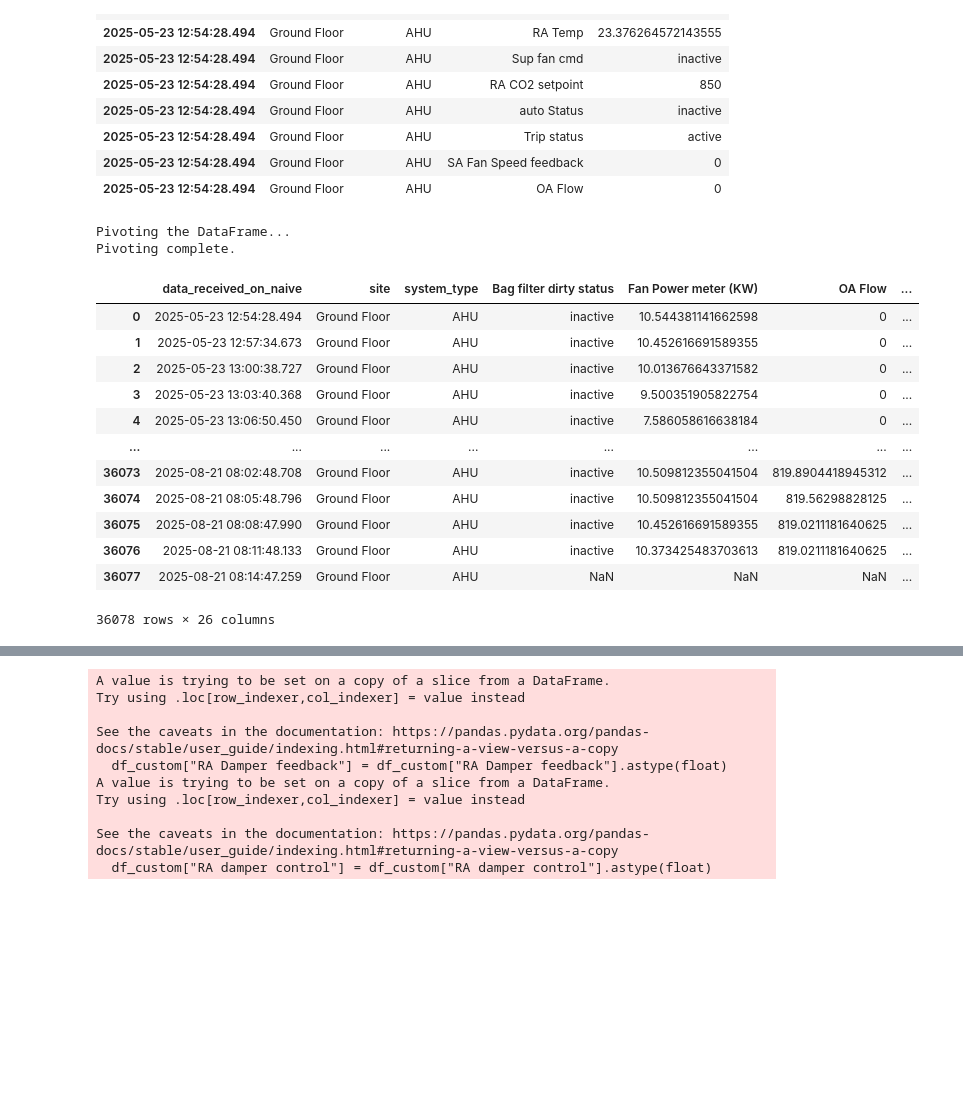
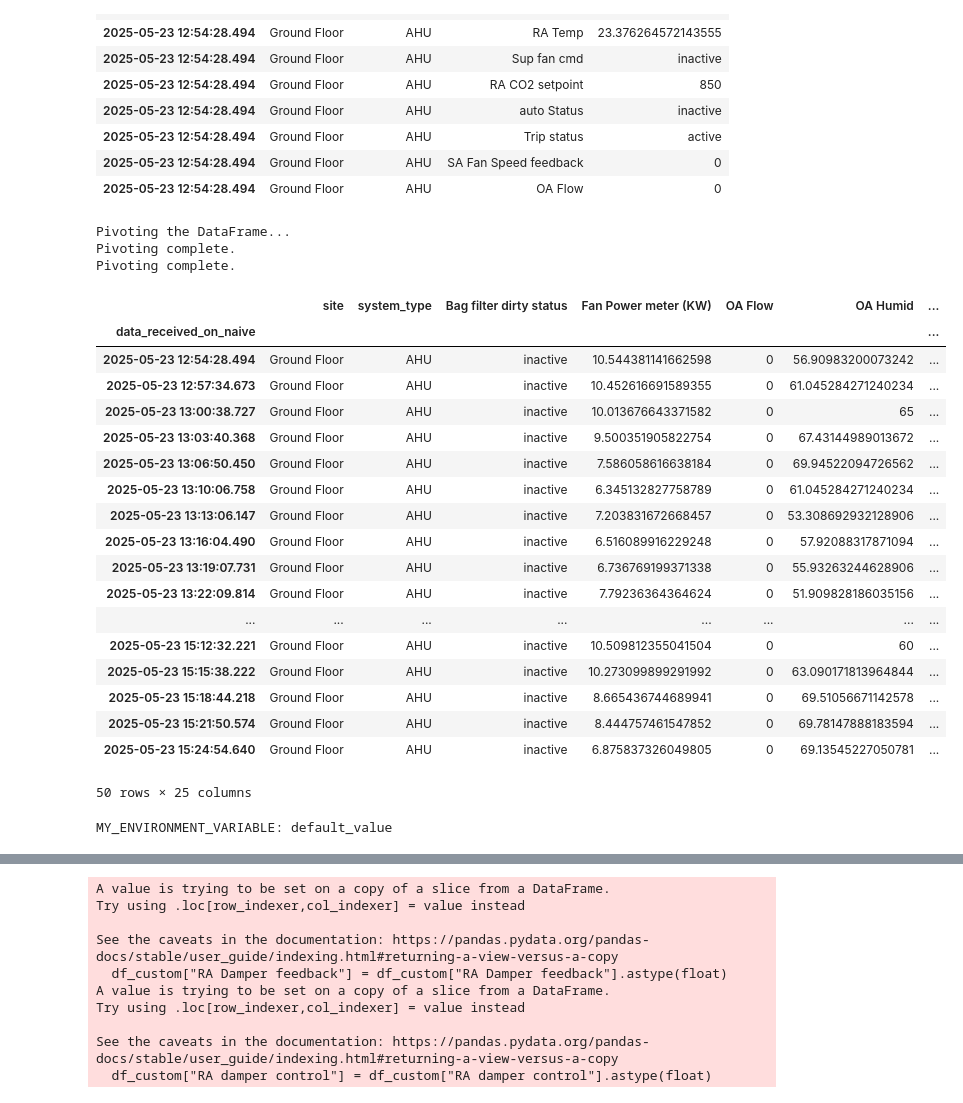
Before and after one commit to debashis-ker/BMS-AI-Prediction, a Jupyter notebook: notebooks/research.ipynb, the cells around one changed output, grey strips where cells are left out. Saved outputs shown, nothing was run; the diff lists cells and outputs as text; code cells hidden in the pictures; blank space fills up the shorter version.

```diff
--- a/notebooks/research.ipynb
+++ b/notebooks/research.ipynb
@@ -5,7 +5,7 @@ import matplotlib.pyplot as plt
 import seaborn as sns
 import scipy.stats as stats
 # %%
-df = pd.read_csv('C:/Users/debas/OneDrive/Desktop/output.csv')
+df = pd.read_csv('C:\\Users\\debas\\Downloads\\Desktop contents\\output.csv')
 # %%
 df.head()
 # %% [output]
@@ -27,7 +27,16 @@ df.head()
 | 3 | FIR-FCU-01On/Off Cmd | FIR-FCU-01 | First Floor | FCU | 170101 | 192.168.170.101 | First Floor\\FCU-1F-02 On/Off Cmd | FCU-1F-02 | ... |
 | 4 | FIR-FCU-01On/Off Cmd | FIR-FCU-01 | First Floor | FCU | 170101 | 192.168.170.101 | First Floor\\FCU-1F-02 On/Off Cmd | FCU-1F-02 | ... |
 # %%
-df['data_received_on_naive'] = df['data_received_on'].dt.tz_localize(None)
+# First, ensure the column is datetime
+df['data_received_on'] = pd.to_datetime(df['data_received_on'], errors='coerce')
+
+# Check if the datetime has timezone info
+if df['data_received_on'].dt.tz is not None:
+    # If it has timezone, remove it
+    df['data_received_on_naive'] = df['data_received_on'].dt.tz_localize(None)
+else:
+    # If it's already naive (no timezone), just copy it
+    df['data_received_on_naive'] = df['data_received_on']
 # %%
 df.set_index('data_received_on_naive', inplace=True)
 # %%
@@ -302,7 +311,7 @@ excluded_dates = df_ahu_grouped.count()[df_ahu_grouped.count()['monitoring_data'
 # %%
 df_ahu.reset_index().to_csv('output_ahu_ground_floor.csv', index=False)
 # %%
-def pivot_timeseries_data(df: pd.DataFrame) -> pd.DataFrame:
+def pivot_timeseries_data(df: pd.DataFrame,pivot_columns :List[str] = ['data_received_on_naive', 'site', 'system_type'],index:str="data_received_on_naive") -> pd.DataFrame:
     """
     Pivots a long-format time-series DataFrame to a wide format.
 
@@ -312,6 +321,8 @@ def pivot_timeseries_data(df: pd.DataFrame) -> pd.DataFrame:
 
     Args:
         df (pd.DataFrame): The input DataFrame in long format.
+        index : Set index with specified column
+            default : data_received_on_naive
 
     Returns:
         pd.DataFrame: The pivoted DataFrame in wide format.
@@ -319,33 +330,47 @@ def pivot_timeseries_data(df: pd.DataFrame) -> pd.DataFrame:
     print("Pivoting the DataFrame...")
 
     pivoted_df = df.pivot_table(
-        index=['data_received_on_naive', 'site', 'system_type'],
+        index= pivot_columns,
         columns='datapoint',
         values='monitoring_data',
         aggfunc='first'
     )
     pivoted_df = pivoted_df.reset_index()
-
+    pivoted_df.set_index(index,inplace=True)
     pivoted_df.columns.name = None
 
     print("Pivoting complete.")
     return pivoted_df
 # %%
 converted_df = pivot_timeseries_data(df=df_ahu)
-converted_df
+converted_df.head(50)
 # %% [output]
 Pivoting the DataFrame...
 Pivoting complete.
+Pivoting complete.
-|  | data_received_on_naive | site | system_type | Bag filter dirty status | Fan Power meter (KW) | OA Flow | ... |
-| 0 | 2025-05-23 12:54:28.494 | Ground Floor | AHU | inactive | 10.544381141662598 | 0 | ... |
-| 1 | 2025-05-23 12:57:34.673 | Ground Floor | AHU | inactive | 10.452616691589355 | 0 | ... |
-| 2 | 2025-05-23 13:00:38.727 | Ground Floor | AHU | inactive | 10.013676643371582 | 0 | ... |
-| 3 | 2025-05-23 13:03:40.368 | Ground Floor | AHU | inactive | 9.500351905822754 | 0 | ... |
-| 4 | 2025-05-23 13:06:50.450 | Ground Floor | AHU | inactive | 7.586058616638184 | 0 | ... |
+|  | site | system_type | Bag filter dirty status | Fan Power meter (KW) | OA Flow | OA Humid | ... |
+| data_received_on_naive |  |  |  |  |  |  | ... |
+| 2025-05-23 12:54:28.494 | Ground Floor | AHU | inactive | 10.544381141662598 | 0 | 56.90983200073242 | ... |
+| 2025-05-23 12:57:34.673 | Ground Floor | AHU | inactive | 10.452616691589355 | 0 | 61.045284271240234 | ... |
+| 2025-05-23 13:00:38.727 | Ground Floor | AHU | inactive | 10.013676643371582 | 0 | 65 | ... |
+| 2025-05-23 13:03:40.368 | Ground Floor | AHU | inactive | 9.500351905822754 | 0 | 67.43144989013672 | ... |
+| 2025-05-23 13:06:50.450 | Ground Floor | AHU | inactive | 7.586058616638184 | 0 | 69.94522094726562 | ... |
+| 2025-05-23 13:10:06.758 | Ground Floor | AHU | inactive | 6.345132827758789 | 0 | 61.045284271240234 | ... |
+| 2025-05-23 13:13:06.147 | Ground Floor | AHU | inactive | 7.203831672668457 | 0 | 53.308692932128906 | ... |
+| 2025-05-23 13:16:04.490 | Ground Floor | AHU | inactive | 6.516089916229248 | 0 | 57.92088317871094 | ... |
+| 2025-05-23 13:19:07.731 | Ground Floor | AHU | inactive | 6.736769199371338 | 0 | 55.93263244628906 | ... |
+| 2025-05-23 13:22:09.814 | Ground Floor | AHU | inactive | 7.79236364364624 | 0 | 51.909828186035156 | ... |
 | ... | ... | ... | ... | ... | ... | ... | ... |
-| 36073 | 2025-08-21 08:02:48.708 | Ground Floor | AHU | inactive | 10.509812355041504 | 819.8904418945312 | ... |
-| 36074 | 2025-08-21 08:05:48.796 | Ground Floor | AHU | inactive | 10.509812355041504 | 819.56298828125 | ... |
-| 36075 | 2025-08-21 08:08:47.990 | Ground Floor | AHU | inactive | 10.452616691589355 | 819.0211181640625 | ... |
-| 36076 | 2025-08-21 08:11:48.133 | Ground Floor | AHU | inactive | 10.373425483703613 | 819.0211181640625 | ... |
-| 36077 | 2025-08-21 08:14:47.259 | Ground Floor | AHU | NaN | NaN | NaN | ... |
+| 2025-05-23 15:12:32.221 | Ground Floor | AHU | inactive | 10.509812355041504 | 0 | 60 | ... |
+| 2025-05-23 15:15:38.222 | Ground Floor | AHU | inactive | 10.273099899291992 | 0 | 63.090171813964844 | ... |
+| 2025-05-23 15:18:44.218 | Ground Floor | AHU | inactive | 8.665436744689941 | 0 | 69.51056671142578 | ... |
+| 2025-05-23 15:21:50.574 | Ground Floor | AHU | inactive | 8.444757461547852 | 0 | 69.78147888183594 | ... |
+| 2025-05-23 15:24:54.640 | Ground Floor | AHU | inactive | 6.875837326049805 | 0 | 69.13545227050781 | ... |
-36078 rows × 26 columns
+50 rows × 25 columns
+# %%
+import os
+
+my_variable = os.getenv('OPENAI_API_KEY', 'default_value')
+print(f"MY_ENVIRONMENT_VARIABLE: {my_variable}")
+# %% [output]
+MY_ENVIRONMENT_VARIABLE: default_value
```
Also changed, not shown: parts of 2 cells of this notebook, 14 other files.
